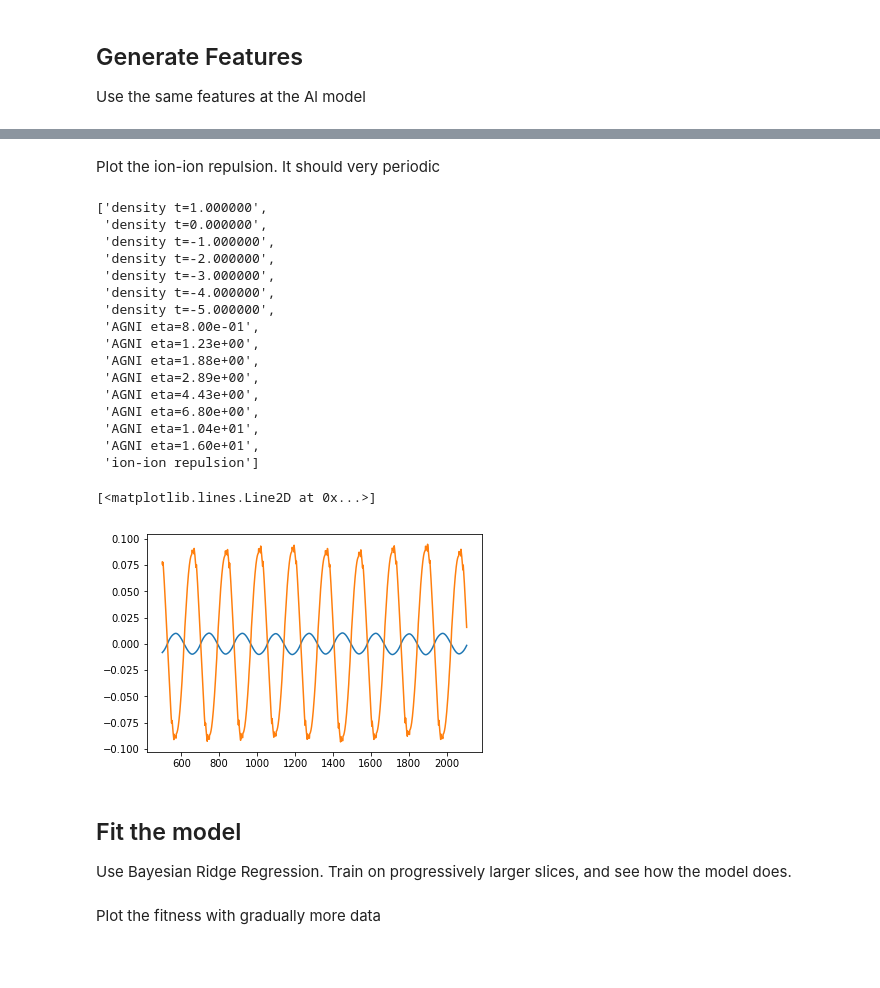
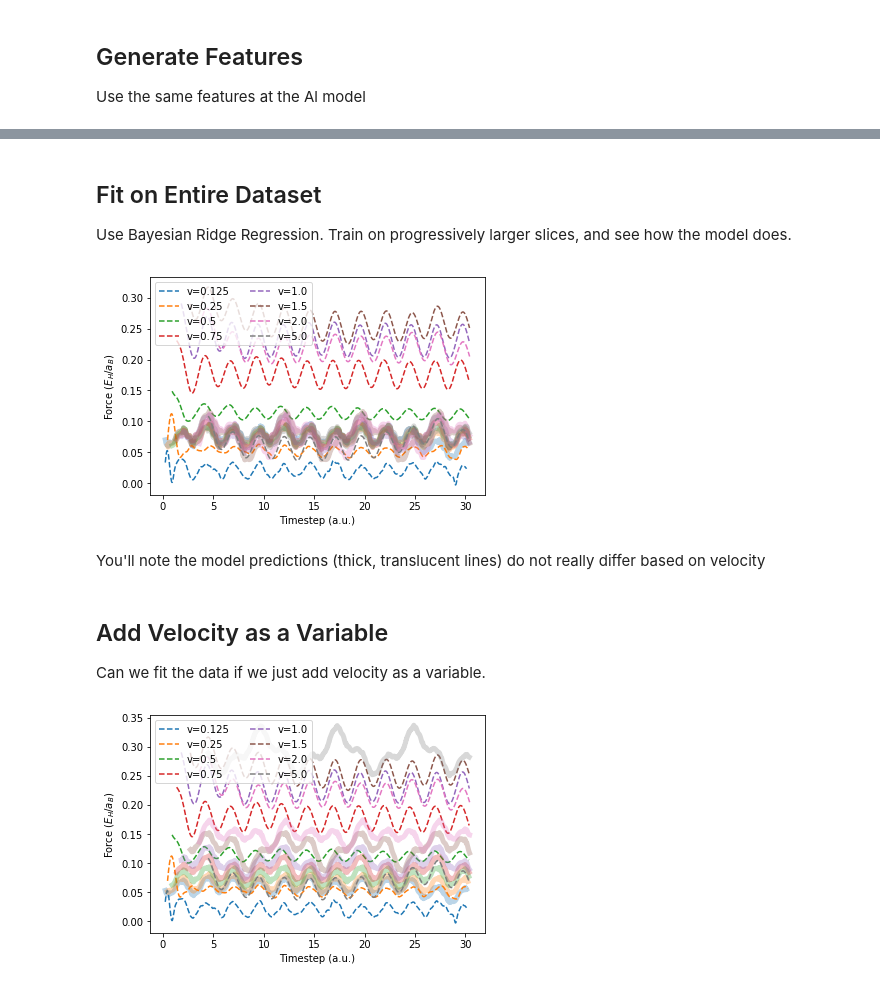
Before and after one commit to globus-labs/stopping-power-ml, a Jupyter notebook: silicon-multiple-velocities.ipynb, the cells around one changed output, grey strips where cells are left out. Cells and saved outputs as stored; diff of their text form; code cells hidden in the pictures; blank space fills up the shorter version.

```diff
--- a/silicon-multiple-velocities.ipynb
+++ b/silicon-multiple-velocities.ipynb
@@ -54,5 +105,5 @@ After 750 seems good
 # %%
-data.query('timestep >= 500', inplace=True)
+data.query('timestep >= 125', inplace=True)
 # %% [markdown]
 ## Load in the Charge Density
 Get the ground state charge density without the particle. Plot it to make sure it looks correct
@@ -107,5 +146,31 @@ Wall time: 2min 17s
 # %%
 X_cols = sum([f.feature_labels() for f in featurizers], [])
 y_col = 'force'
-# %% [markdown]
-Plot the ion-ion repulsion. It should very periodic
+# %% [markdown]
+## Fit on Entire Dataset
+Use Bayesian Ridge Regression. Train on progressively larger slices, and see how the model does.
+# %%
+def fit_on_whole_dataset(model):
+
+    model.fit(data[X_cols], data[y_col])
+
+    fig, ax = plt.subplots()
+
+    for gid, group in data.groupby('directory'):
+        my_line, = ax.plot(group['displacement'], group['force'], linestyle='--', label=gid[3:].replace("_","="))
+
+        ax.plot(group['displacement'], model.predict(group[X_cols]), color=my_line.get_color(), lw=5, alpha=0.3)
+
+    ax.legend(ncol=2)
+
+    ax.set_xlabel('Timestep (a.u.)')
+    ax.set_ylabel('Force ($E_H / a_B$)')
+# %%
+fit_on_whole_dataset(BayesianRidge(normalize=True))
+# %% [output]
+[figure, added]
+# %% [markdown]
+You'll note the model predictions (thick, translucent lines) do not really differ based on velocity
+# %% [markdown]
+## Add Velocity as a Variable
+Can we fit the data if we just add velocity as a variable.
@@ -112,32 +179,6 @@ Plot the ion-ion repulsion. It should very periodic
 # %%
-X_cols
+X_cols += ['velocity_mag',]
-# %% [output]
-['density t=1.000000',
- 'density t=0.000000',
- 'density t=-1.000000',
- 'density t=-2.000000',
- 'density t=-3.000000',
- 'density t=-4.000000',
- 'density t=-5.000000',
- 'AGNI eta=8.00e-01',
- 'AGNI eta=1.23e+00',
- 'AGNI eta=1.88e+00',
- 'AGNI eta=2.89e+00',
- 'AGNI eta=4.43e+00',
- 'AGNI eta=6.80e+00',
- 'AGNI eta=1.04e+01',
- 'AGNI eta=1.60e+01',
- 'ion-ion repulsion']
-# %%
-fig, ax = plt.subplots()
-
-ax.plot(data['timestep'], data['AGNI eta=1.60e+01'])
-ax.plot(data['timestep'], data['ion-ion repulsion'])
-# %% [output]
-[<matplotlib.lines.Line2D at 0x...>]
-[figure, removed]
-# %% [markdown]
-## Fit the model
-Use Bayesian Ridge Regression. Train on progressively larger slices, and see how the model does.
 # %%
-model = BayesianRidge(normalize=True)
+fit_on_whole_dataset(BayesianRidge(normalize=True))
+# %% [output]
+[figure, added]
@@ -185,2 +184,0 @@ train_size, mean_forces, trajs, steps = train_over_time(model, data)
-# %% [markdown]
-Plot the fitness with gradually more data
```
Also changed, not shown: parts of 30 cells of this notebook.
